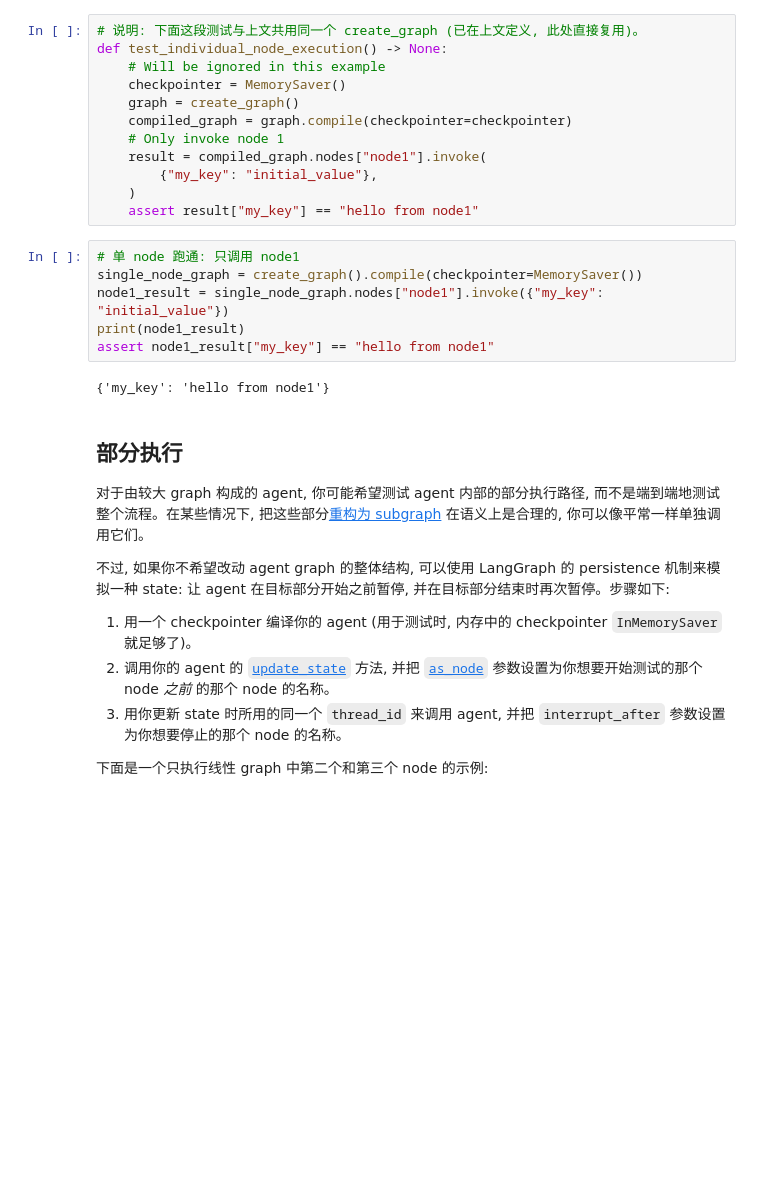
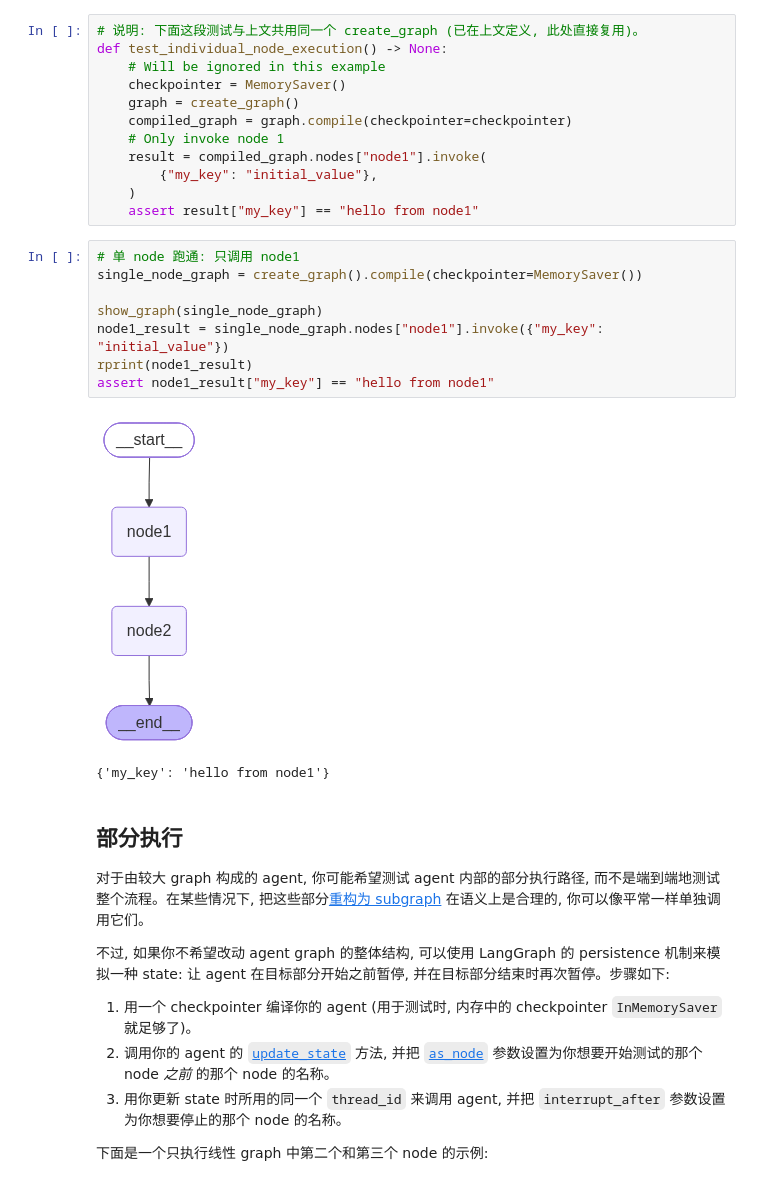
Before and after one commit to Ashitaka-Laputa-IV/docs, a Jupyter notebook: src/oss/langgraph/ipynbs/test.ipynb, the cells around one changed output. Saved outputs shown, nothing was run; the diff lists cells and outputs as text; blank space fills up the shorter version.

```diff
--- a/src/oss/langgraph/ipynbs/test.ipynb
+++ b/src/oss/langgraph/ipynbs/test.ipynb
@@ -86,10 +97,13 @@ def test_individual_node_execution() -> None:
 # %%
 # 单 node 跑通: 只调用 node1
 single_node_graph = create_graph().compile(checkpointer=MemorySaver())
+
+show_graph(single_node_graph)
 node1_result = single_node_graph.nodes["node1"].invoke({"my_key": "initial_value"})
-print(node1_result)
+rprint(node1_result)
 assert node1_result["my_key"] == "hello from node1"
 # %% [output]
+[figure, added]
 {'my_key': 'hello from node1'}
 # %% [markdown]
 ## 部分执行
```
Also changed, not shown: parts of 3 cells of this notebook, 2 other files.
